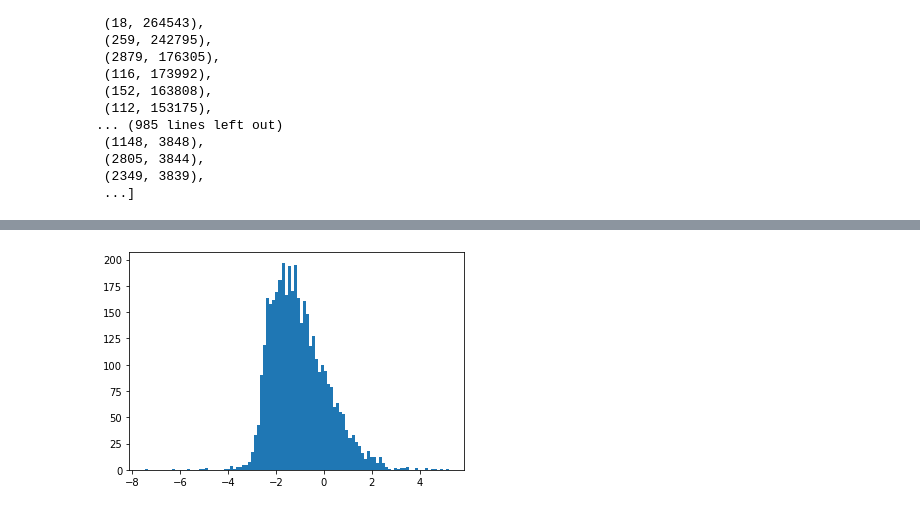
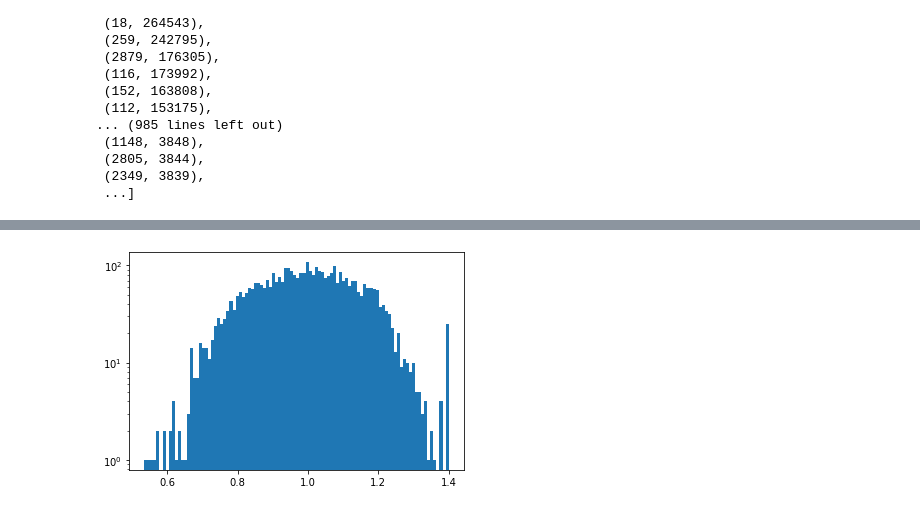
Before and after one commit to bana513/TextSummarization, a Jupyter notebook: visualization/token_frequency.ipynb, the cells around one changed output, grey strips where cells are left out. Drawn from its saved outputs; the diff is of its cells as text; code cells hidden in the pictures.

```diff
--- a/visualization/token_frequency.ipynb
+++ b/visualization/token_frequency.ipynb
@@ -88,0 +87,4 @@ counts = np.array(counts) / total
+# %%
+counts = (1/np.log(counts))
+# %%
+counts[counts == 0] = counts.mean()
@@ -89,2 +98,2 @@ counts = np.array(counts) / total
 # %%
-counts = (counts / counts.mean())
+counts = counts/counts.mean()
@@ -91,6 +105,7 @@ counts = (counts / counts.mean())
 # %%
-counts[counts == 0] = 1
+counts = np.clip(counts, 0, 1.4)
 # %%
-plt.hist(np.log(counts), bins=100);
+plt.yscale("log")
+plt.hist(counts, bins=100);
 # %% [output]
-[figure, old version]
+[figure, new version]
```
Also changed, not shown: parts of 4 cells of this notebook, 6 other files.
